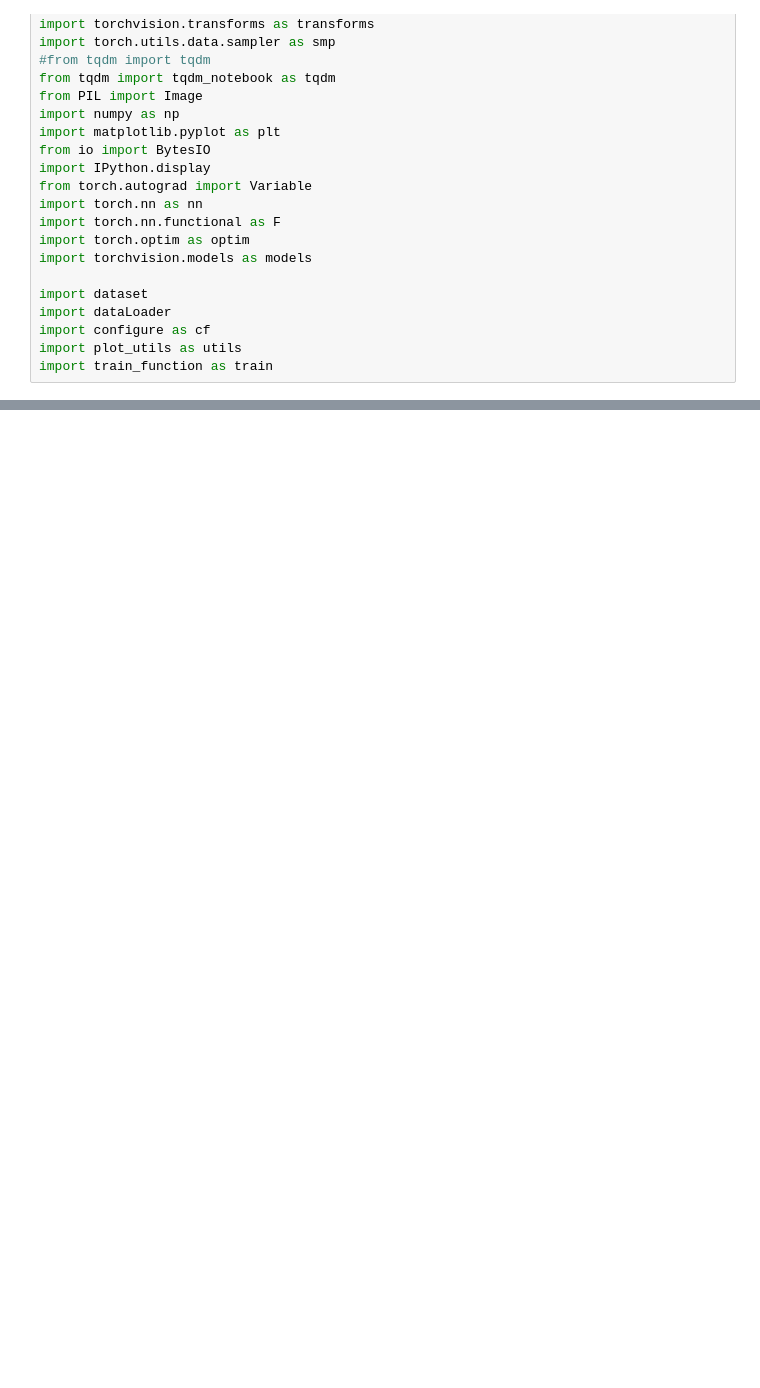
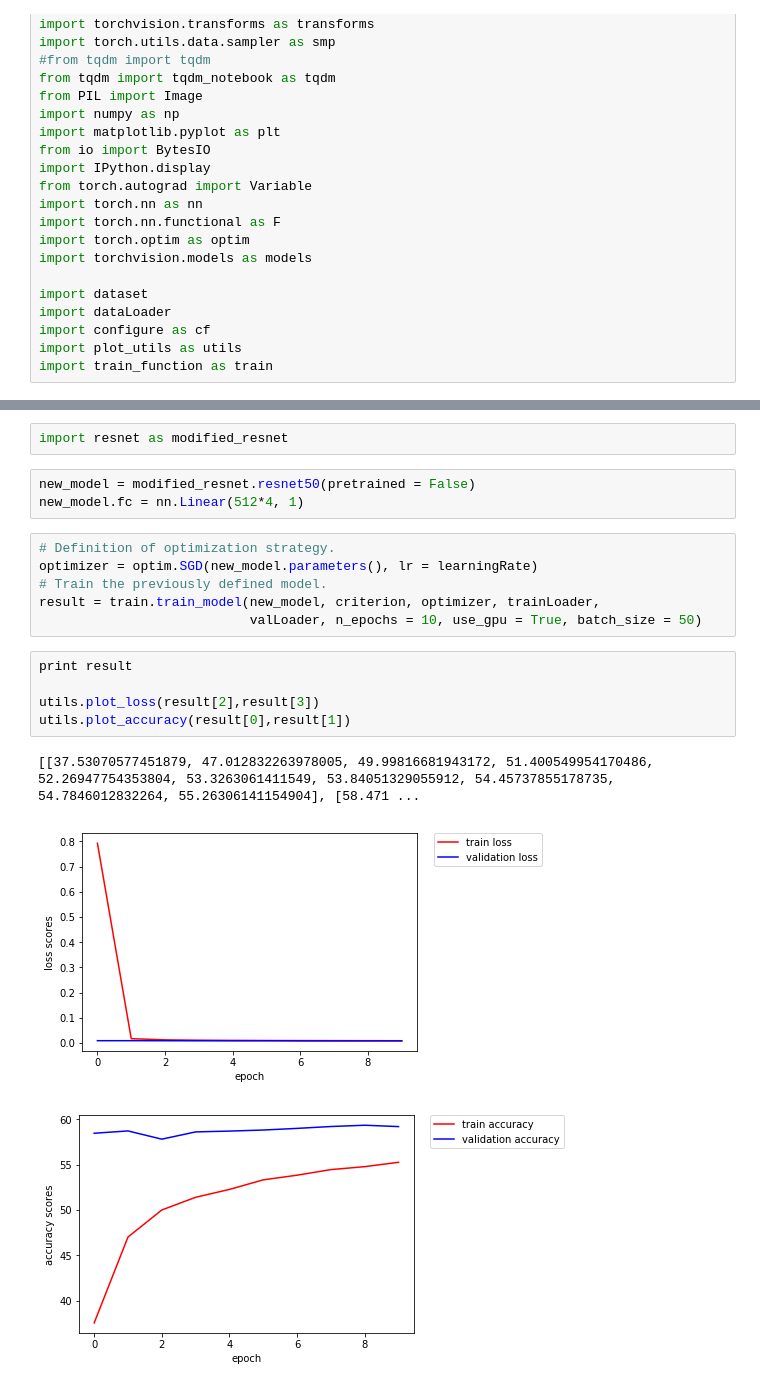
Before and after one commit to RazorK/CV_Project, a Jupyter notebook: CV_Project_ResNet50.ipynb, the cells around one changed output, grey strips where cells are left out. Saved outputs shown, nothing was run; the diff lists cells and outputs as text; blank space fills up the shorter version.

```diff
--- a/CV_Project_ResNet50.ipynb
+++ b/CV_Project_ResNet50.ipynb
@@ -57,0 +122,20 @@ utils.plot_accuracy(result[0],result[1])
+# %%
+import resnet as modified_resnet
+# %%
+new_model = modified_resnet.resnet50(pretrained = False)
+new_model.fc = nn.Linear(512*4, 1)
+# %%
+# Definition of optimization strategy.
+optimizer = optim.SGD(new_model.parameters(), lr = learningRate)
+# Train the previously defined model.
+result = train.train_model(new_model, criterion, optimizer, trainLoader,
+                           valLoader, n_epochs = 10, use_gpu = True, batch_size = 50)
+# %%
+print result
+
+utils.plot_loss(result[2],result[3])
+utils.plot_accuracy(result[0],result[1])
+# %% [output]
+[[37.53070577451879, 47.012832263978005, 49.99816681943172, 51.400549954170486, 52.26947754353804, 53.3263061411549, 53.84051329055912, 54.45737855178735, 54.7846012832264, 55.26306141154904], [58.471 ...
+[figure, added]
+[figure, added]
```
Also changed, not shown: parts of 15 cells of this notebook, 7 other files.
